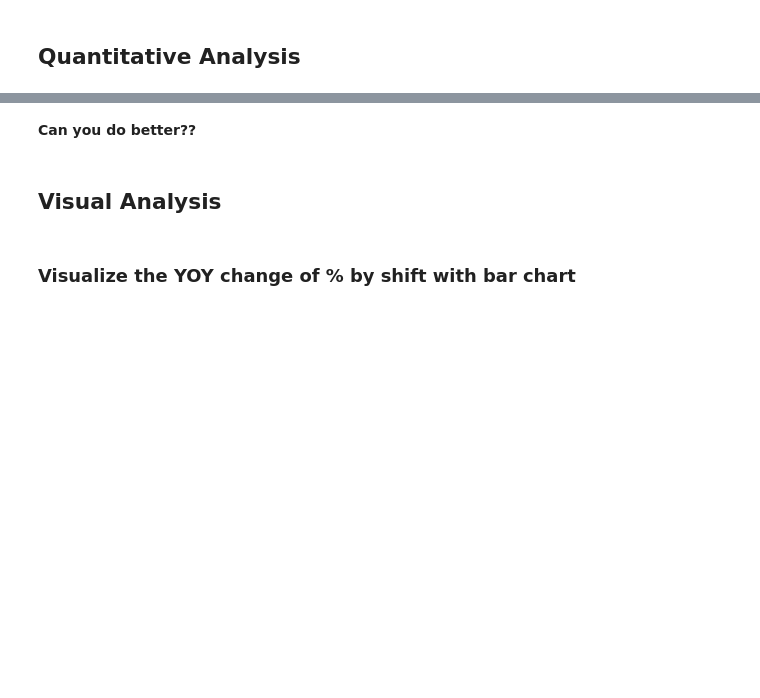
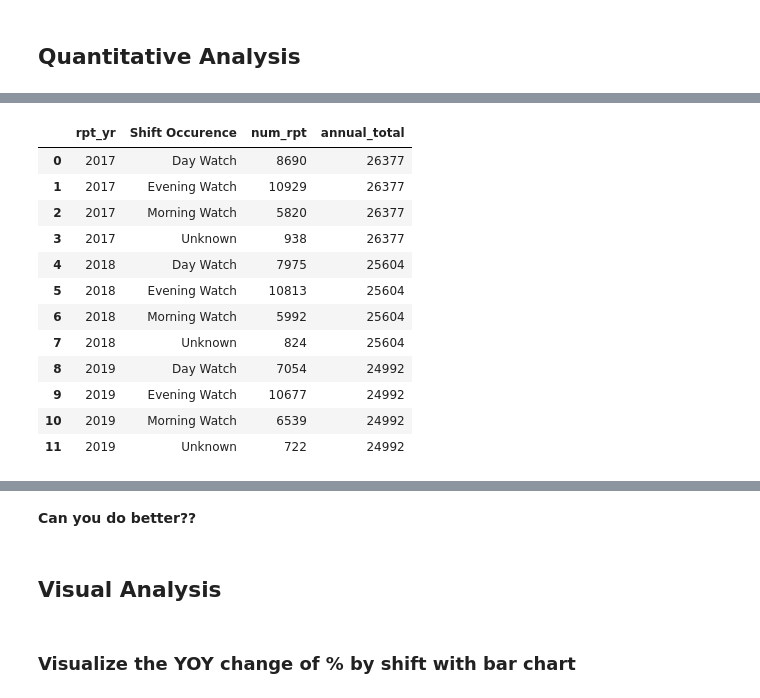
Before and after one commit to xiangshiyin/data-programming-with-python, a Jupyter notebook: 2023-summmer/2023-06-28/notebook/concept_and_code_demo.ipynb, the cells around one changed output, grey strips where cells are left out. Drawn from its saved outputs; the diff is of its cells as text; code cells hidden in the pictures; blank space fills up the shorter version.

```diff
--- a/2023-summmer/2023-06-28/notebook/concept_and_code_demo.ipynb
+++ b/2023-summmer/2023-06-28/notebook/concept_and_code_demo.ipynb
@@ -225,0 +522,3 @@ df.groupby('rpt_yr')['Report Number'].nunique().reset_index()
+# %%
+x = [1,1,2,2,3,4]
+len(set(x))
@@ -239,11 +652,27 @@ num_rpt_by_yr_shift.sort_values(by=['Shift Occurence','rpt_yr'])
 # %%
 ## % of cases per shift in the past 3 years
 num_rpt_by_yr_shift2 = pd.merge(
     num_rpt_by_yr_shift,
     num_rpt_by_yr.loc[:,['rpt_yr','num_rpt']].copy().rename(columns={'num_rpt':'annual_total'}),
     on='rpt_yr'
 )
-num_rpt_by_yr_shift2.sort_values(by=['Shift Occurence','rpt_yr'])
+num_rpt_by_yr_shift2
+
+# num_rpt_by_yr_shift2.sort_values(by=['Shift Occurence','rpt_yr'])
+# %% [output]
+|  | rpt_yr | Shift Occurence | num_rpt | annual_total |
+| 0 | 2017 | Day Watch | 8690 | 26377 |
+| 1 | 2017 | Evening Watch | 10929 | 26377 |
+| 2 | 2017 | Morning Watch | 5820 | 26377 |
+| 3 | 2017 | Unknown | 938 | 26377 |
+| 4 | 2018 | Day Watch | 7975 | 25604 |
+| 5 | 2018 | Evening Watch | 10813 | 25604 |
+| 6 | 2018 | Morning Watch | 5992 | 25604 |
+| 7 | 2018 | Unknown | 824 | 25604 |
+| 8 | 2019 | Day Watch | 7054 | 24992 |
+| 9 | 2019 | Evening Watch | 10677 | 24992 |
+| 10 | 2019 | Morning Watch | 6539 | 24992 |
+| 11 | 2019 | Unknown | 722 | 24992 |
 # %%
 num_rpt_by_yr_shift2['percent'] = [
     round(subtotal/total,2)
```
Also changed, not shown: parts of 98 cells of this notebook.
